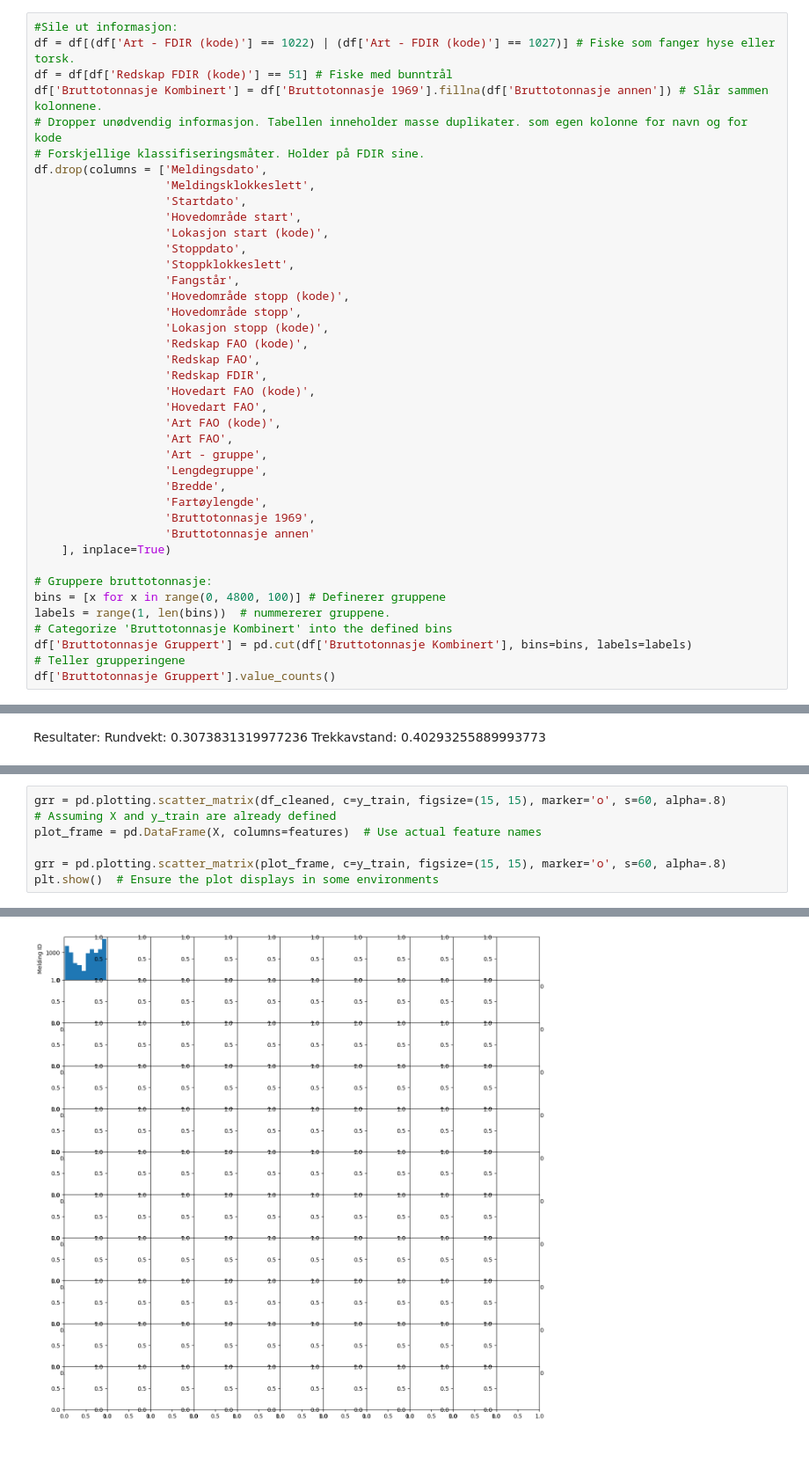
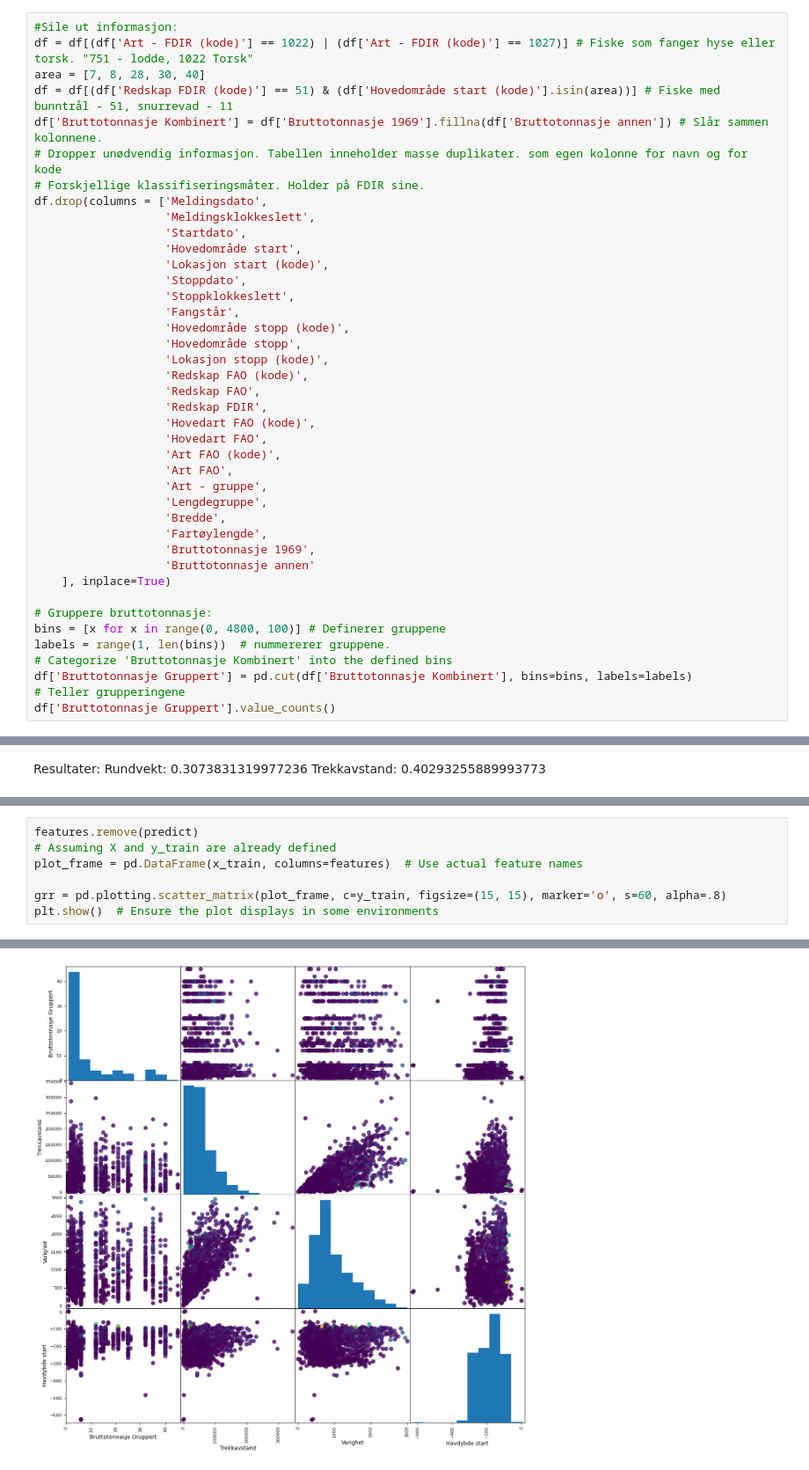
Before and after one commit to tmongstad/INFO284, a Jupyter notebook: linear_regression.ipynb, the cells around one changed output, grey strips where cells are left out. Shown at 88% size. Cells and saved outputs as stored; diff of their text form.

Commit message:
lagt inn scatter_matrix, lagt inn områdebestemt datasett.

```diff
--- a/linear_regression.ipynb
+++ b/linear_regression.ipynb
@@ -16,8 +16,9 @@ df.head()
 5 rows × 45 columns
 # %%
 #Sile ut informasjon:
-df = df[(df['Art - FDIR (kode)'] == 1022) | (df['Art - FDIR (kode)'] == 1027)] # Fiske som fanger hyse eller torsk.
-df = df[df['Redskap FDIR (kode)'] == 51] # Fiske med bunntrål
+df = df[(df['Art - FDIR (kode)'] == 1022) | (df['Art - FDIR (kode)'] == 1027)] # Fiske som fanger hyse eller torsk. "751 - lodde, 1022 Torsk"
+area = [7, 8, 28, 30, 40]
+df = df[(df['Redskap FDIR (kode)'] == 51) & (df['Hovedområde start (kode)'].isin(area))] # Fiske med bunntrål - 51, snurrevad - 11
 df['Bruttotonnasje Kombinert'] = df['Bruttotonnasje 1969'].fillna(df['Bruttotonnasje annen']) # Slår sammen kolonnene.
 # Dropper unødvendig informasjon. Tabellen inneholder masse duplikater. som egen kolonne for navn og for kode
 # Forskjellige klassifiseringsmåter. Holder på FDIR sine.
@@ -235,7 +238,7 @@ len(y_train)
 # %%
-grr = pd.plotting.scatter_matrix(df_cleaned, c=y_train, figsize=(15, 15), marker='o', s=60, alpha=.8)
+features.remove(predict)
 # Assuming X and y_train are already defined
-plot_frame = pd.DataFrame(X, columns=features)  # Use actual feature names
+plot_frame = pd.DataFrame(x_train, columns=features)  # Use actual feature names
 
 grr = pd.plotting.scatter_matrix(plot_frame, c=y_train, figsize=(15, 15), marker='o', s=60, alpha=.8)
 plt.show()  # Ensure the plot displays in some environments
@@ -244 +246 @@ ValueError: 'c' argument has 7547 elements, which is inconsistent with 'x' and '
-[figure, old version]
+[figure, new version]
```
Also changed, not shown: parts of 12 cells of this notebook, 3 other files.
